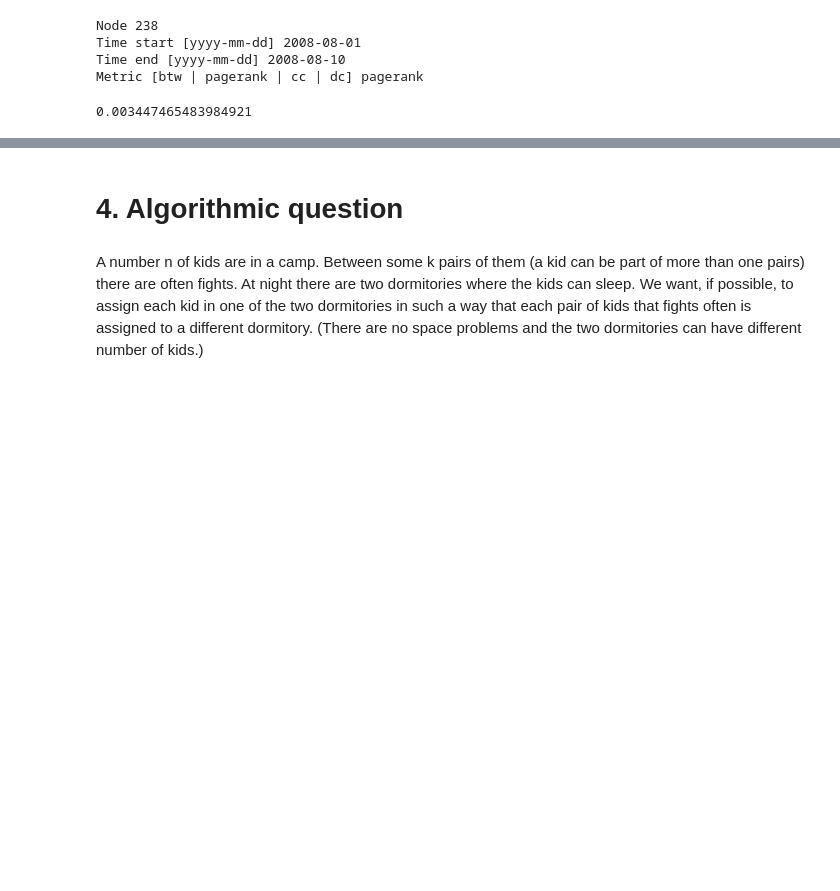
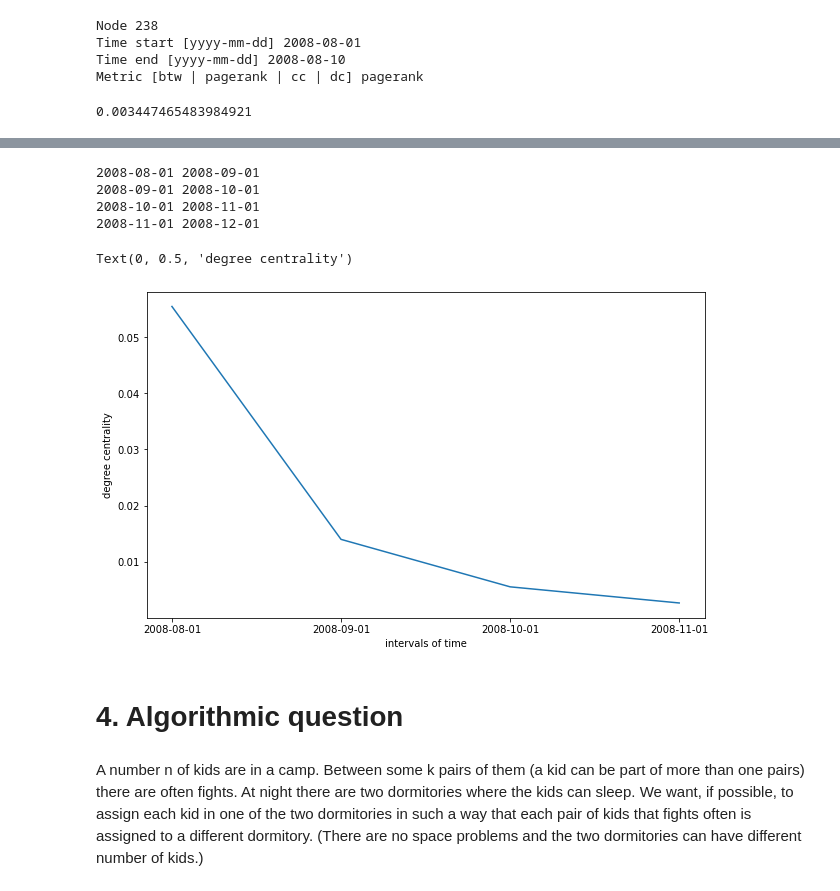
Before and after one commit to gmontill/ADM-HW5, a Jupyter notebook: main.ipynb, the cells around one changed output, grey strips where cells are left out. Saved outputs shown, nothing was run; the diff lists cells and outputs as text; code cells hidden in the pictures; blank space fills up the shorter version.

```diff
--- a/main.ipynb
+++ b/main.ipynb
@@ -136,0 +179,8 @@ Metric [btw | pagerank | cc | dc] pagerank
+# %%
+for i in range(len(intervals)):
+    intervals[i] = intervals[i].split(' - ')
+# %%
+lista = []
+for i in intervals:
+    lista.append(i[0])
+    lista.append(i[1])
@@ -137,3 +200,26 @@ Metric [btw | pagerank | cc | dc] pagerank
+# %%
+deg = []
+for i in range(0,len(lista)-2, 2):
+    Gm = graph.filter_graph_by_time(G, [pd.to_datetime(lista[i], format='%Y-%m-%d'), pd.to_datetime(lista[i+2], format='%Y-%m-%d')])
+    if(bool(Gm.nodes)):
+        deg.append(Gm.degree('372') / (len(Gm) - 1))
+# %% [output]
+2008-08-01 2008-09-01
+2008-09-01 2008-10-01
+2008-10-01 2008-11-01
+2008-11-01 2008-12-01
+# %%
+intervalli = []
+for i in range(0, len(lista)-2, 2):
+    intervalli.append(lista[i])
+# %%
+plt.figure(figsize = (10,6))
+plt.plot(intervalli, deg)
+plt.xlabel("intervals of time")
+plt.ylabel("degree centrality")
+# %% [output]
+Text(0, 0.5, 'degree centrality')
+[figure, added]
 # %% [markdown]
 # 4. Algorithmic question
 # %% [markdown]
```
Also changed, not shown: parts of 9 cells of this notebook.
